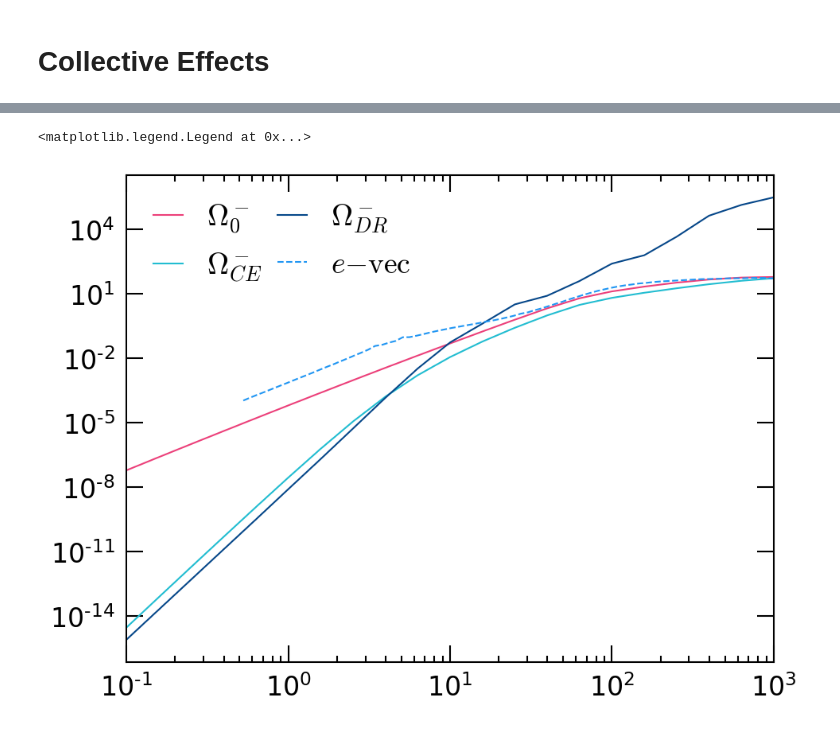
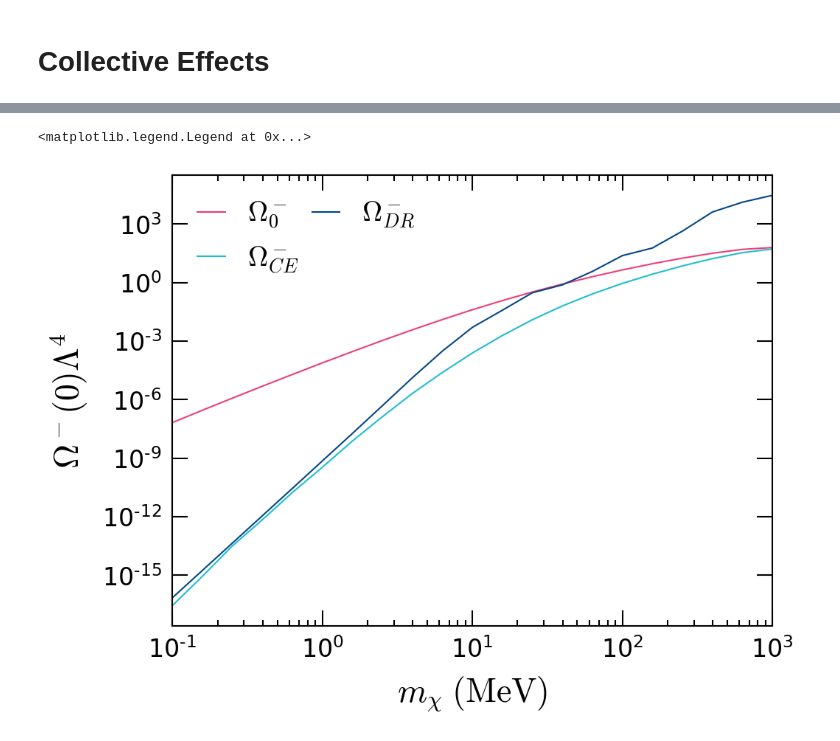
Before and after one commit to mvirgato/WD_e_capture, a Jupyter notebook: plots_cratedn_full.ipynb, the cells around one changed output, grey strips where cells are left out. Saved outputs shown, nothing was run; the diff lists cells and outputs as text; code cells hidden in the pictures.

```diff
--- a/plots_cratedn_full.ipynb
+++ b/plots_cratedn_full.ipynb
@@ -35,6 +35,7 @@ cspeed = 3e8 #m/s
 me = 0.511
 
 alphaEM = 1/137.0
+echarge = np.sqrt(4.0 * np.pi * alphaEM)
 # %% [markdown]
 # Plotters
 # %%
@@ -1219,19 +1155,19 @@ DeRate_ph = np.loadtxt("./int_rates/DeRoc_data/phonons.dat", unpack=True)
 # %%
 plt.loglog(rate0[0], rate0[1], label = r'$\Omega^-_0$')
 plt.loglog(rate1[0], rate1[1], label = r'$\Omega^-_{CE}$')
-plt.loglog(rate2[0], rate2[1], label = r'$\Omega^-_{DR}$')
+plt.loglog(rate2[0], rate2[1]*echarge**2, label = r'$\Omega^-_{DR}$')
 # plt.loglog(rate1[0], rate1[1]/rate2[1])
 
-scale = (1e6)**4 * 5
-plt.loglog(DeRate_e[0], DeRate_e[1]*scale, ls='--', label = r'$e\mathrm{-vec}$')
+# scale = (1e6)**4 * 5
+# plt.loglog(DeRate_e[0], DeRate_e[1]*scale, ls='--', label = r'$e\mathrm{-vec}$')
 # plt.loglog(DeRate_DP[0], DeRate_DP[1] * scale, ls='--', label = r'$\mathrm{Dark\; Photon}$')
 # plt.loglog(DeRate_p[0], DeRate_p[1] * scale, ls='--', label = r'$p\mathrm{-vec}$')
 # plt.loglog(DeRate_ph[0], DeRate_ph[1] * scale, ls='--', label = r'$\mathrm{Phonons}$')
 plt.xlim(1e-1, 1e3)
-# plt.xlabel(r'$m_\chi\;\mathrm{(MeV)}$')
-# plt.ylabel(r'$\Omega^-(0) \Lambda^4$')
+plt.xlabel(r'$m_\chi\;\mathrm{(MeV)}$')
+plt.ylabel(r'$\Omega^-(0) \Lambda^4$')
 
 plt.legend(ncol = 2)
 # %% [output]
 <matplotlib.legend.Legend at 0x...>
-[figure, old version]
+[figure, new version]
```
Also changed, not shown: parts of 23 cells of this notebook, 9 other files.
